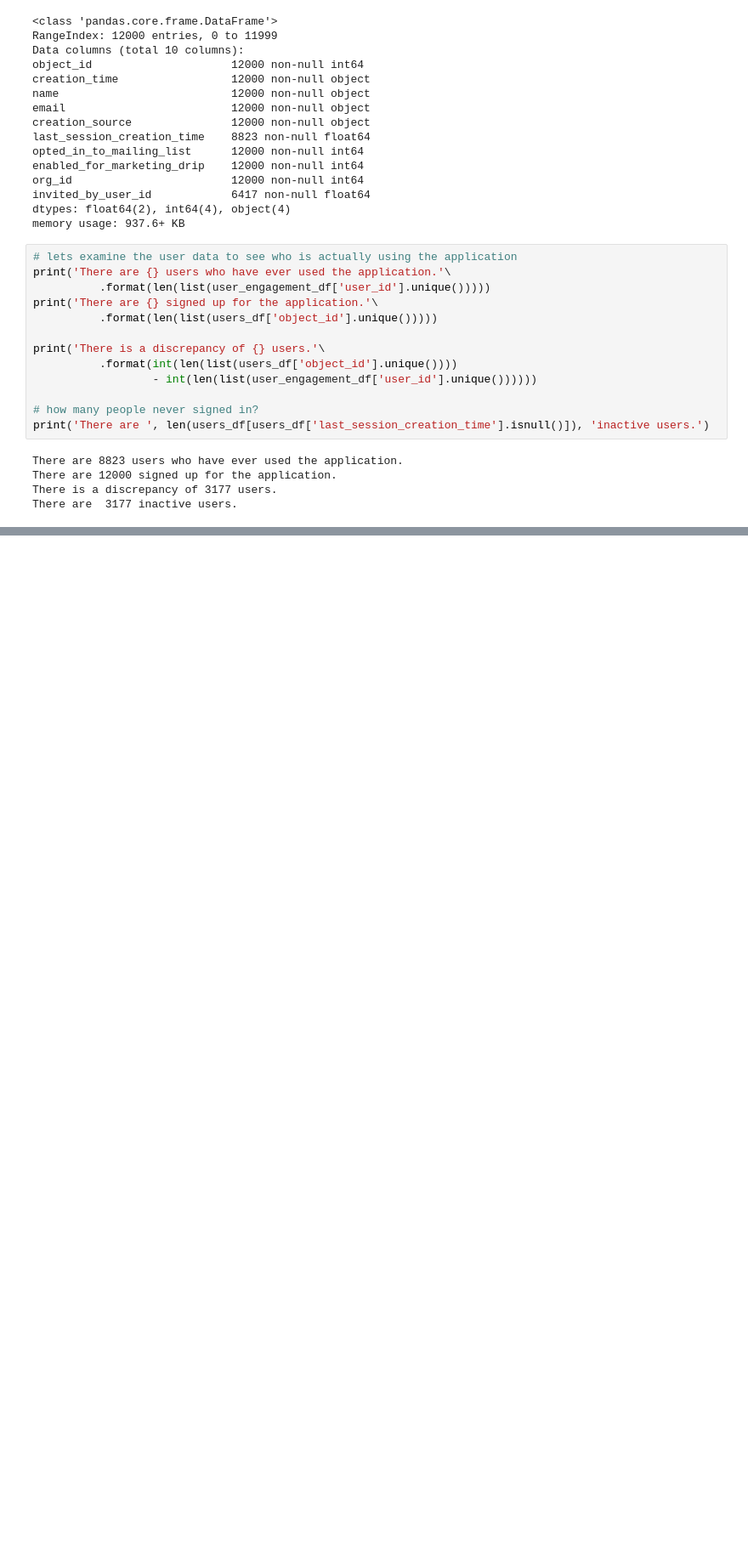
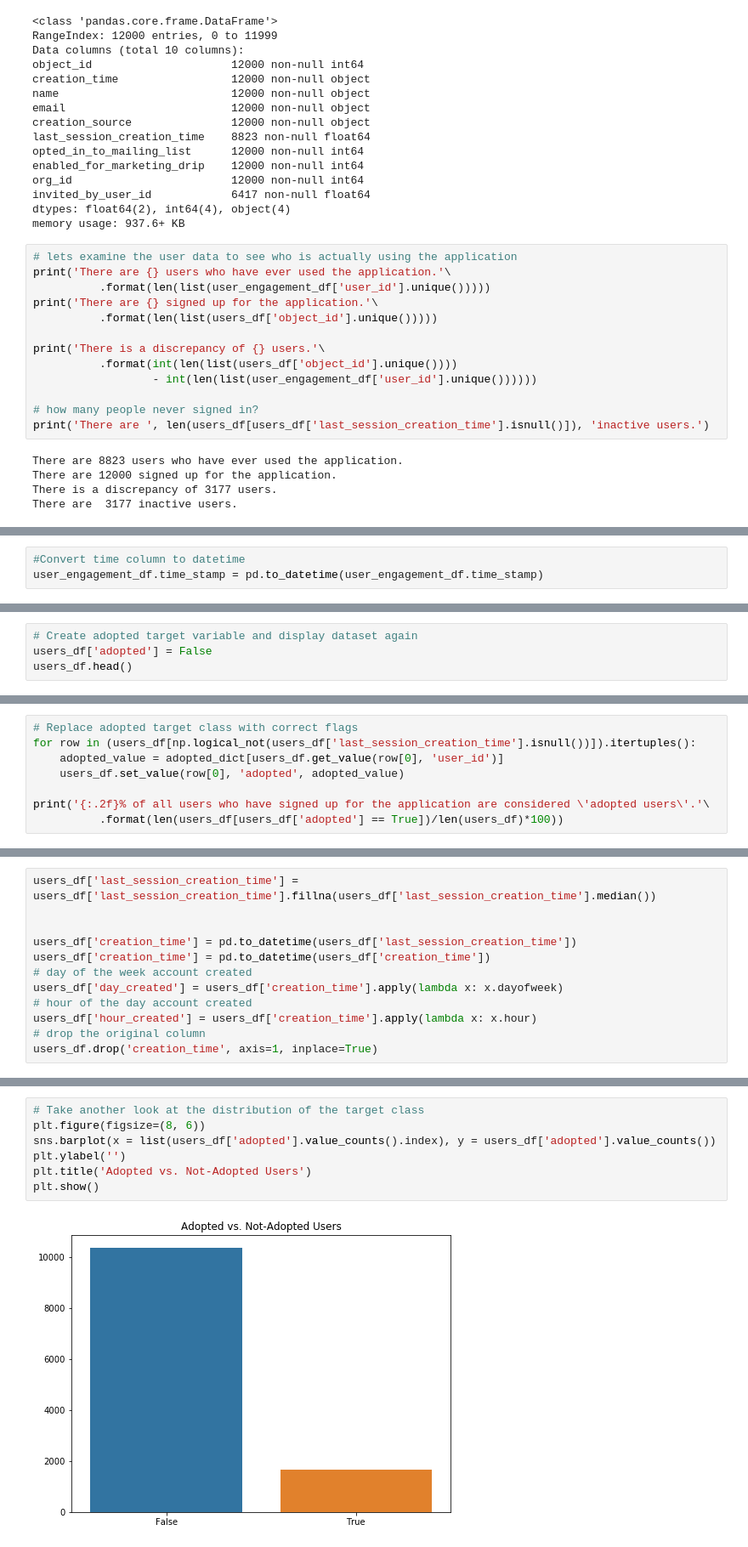
Before and after one commit to zbiswas3/Datascience-Projects, a Jupyter notebook: Relax Inc. Take home challange/relax_challenge.ipynb, the cells around one changed output, grey strips where cells are left out. Shown at 85% size. Saved outputs shown, nothing was run; the diff lists cells and outputs as text; blank space fills up the shorter version.

```diff
--- a/Relax Inc. Take home challange/relax_challenge.ipynb
+++ b/Relax Inc. Take home challange/relax_challenge.ipynb
@@ -80,0 +119,3 @@ There are  3177 inactive users.
+# %%
+#Convert time column to datetime
+user_engagement_df.time_stamp = pd.to_datetime(user_engagement_df.time_stamp)
@@ -80,0 +152,4 @@ There are  3177 inactive users.
+# %%
+# Create adopted target variable and display dataset again
+users_df['adopted'] = False
+users_df.head()
@@ -80,0 +163,8 @@ There are  3177 inactive users.
+# %%
+# Replace adopted target class with correct flags
+for row in (users_df[np.logical_not(users_df['last_session_creation_time'].isnull())]).itertuples():
+    adopted_value = adopted_dict[users_df.get_value(row[0], 'user_id')]
+    users_df.set_value(row[0], 'adopted', adopted_value)
+
+print('{:.2f}% of all users who have signed up for the application are considered \'adopted users\'.'\
+          .format(len(users_df[users_df['adopted'] == True])/len(users_df)*100))
@@ -80,0 +196,12 @@ There are  3177 inactive users.
+# %%
+users_df['last_session_creation_time'] = users_df['last_session_creation_time'].fillna(users_df['last_session_creation_time'].median())
+
+
+users_df['creation_time'] = pd.to_datetime(users_df['last_session_creation_time'])
+users_df['creation_time'] = pd.to_datetime(users_df['creation_time'])
+# day of the week account created
+users_df['day_created'] = users_df['creation_time'].apply(lambda x: x.dayofweek)
+# hour of the day account created
+users_df['hour_created'] = users_df['creation_time'].apply(lambda x: x.hour)
+# drop the original column
+users_df.drop('creation_time', axis=1, inplace=True)
@@ -80,0 +247,9 @@ There are  3177 inactive users.
+# %%
+# Take another look at the distribution of the target class
+plt.figure(figsize=(8, 6))
+sns.barplot(x = list(users_df['adopted'].value_counts().index), y = users_df['adopted'].value_counts())
+plt.ylabel('')
+plt.title('Adopted vs. Not-Adopted Users')
+plt.show()
+# %% [output]
+[figure, added]
```
Also changed, not shown: parts of 28 cells of this notebook.
